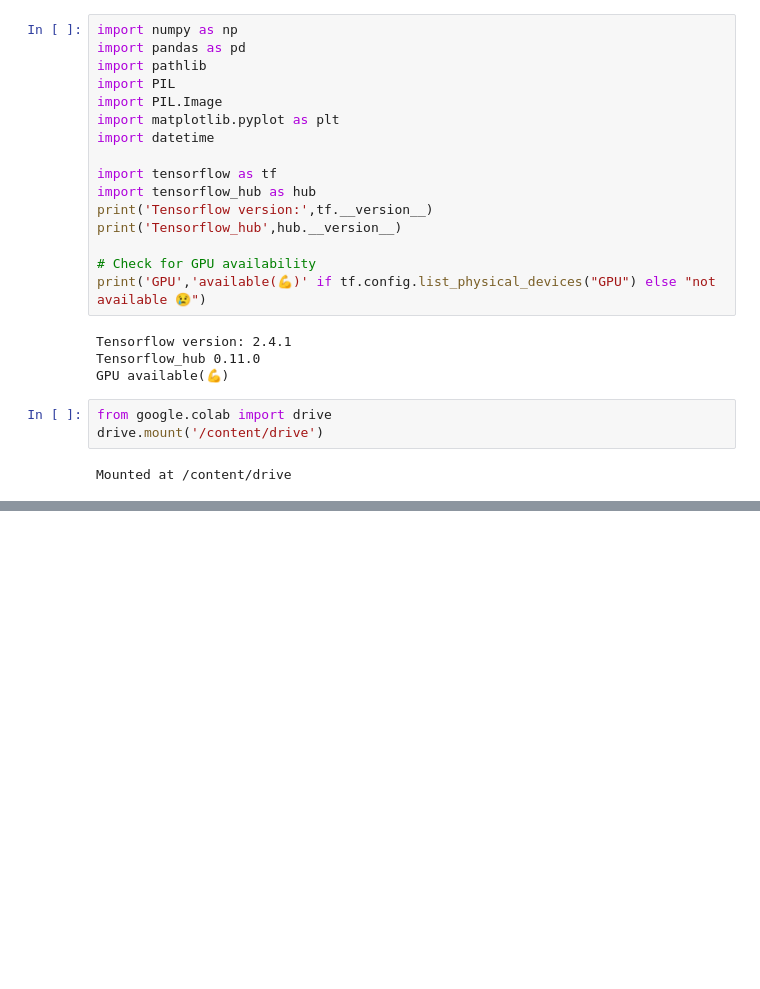
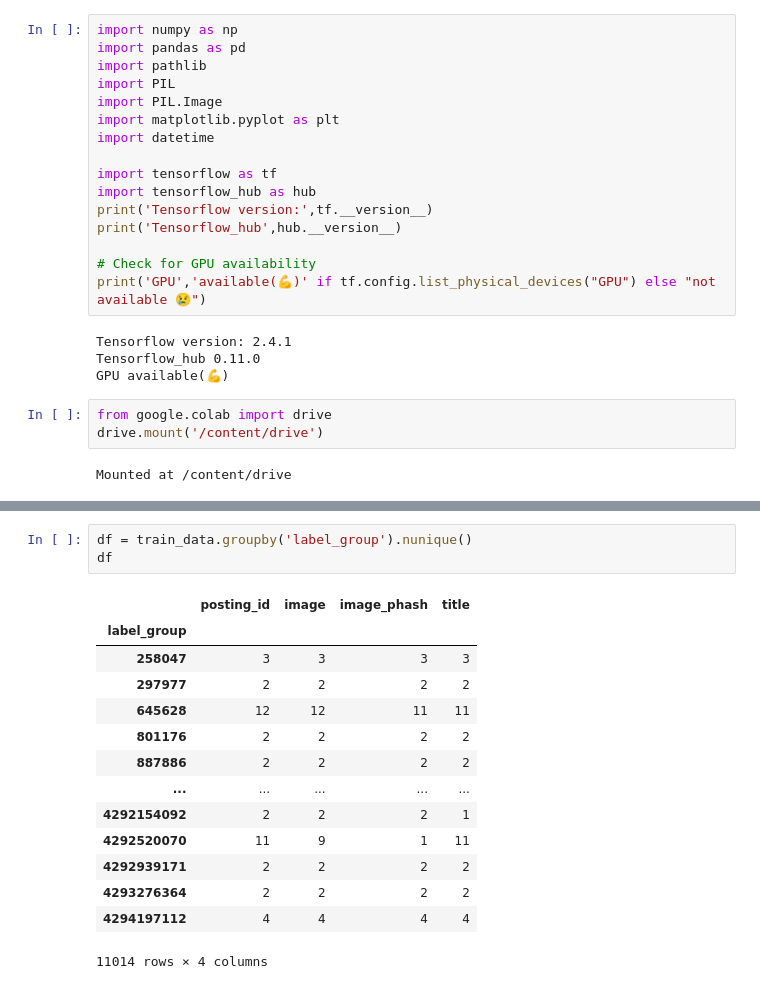
Before and after one commit to tangani/Shopee-Price-Match-Guarantee, a Jupyter notebook: Shopee_Price_Match_Guarantee.ipynb, the cells around one changed output, grey strips where cells are left out. Drawn from its saved outputs; the diff is of its cells as text; blank space fills up the shorter version.

```diff
--- a/Shopee_Price_Match_Guarantee.ipynb
+++ b/Shopee_Price_Match_Guarantee.ipynb
@@ -39,0 +94,18 @@ train_csv.head()
+# %%
+df = train_data.groupby('label_group').nunique()
+df
+# %% [output]
+|  | posting_id | image | image_phash | title |
+| label_group |  |  |  |  |
+| 258047 | 3 | 3 | 3 | 3 |
+| 297977 | 2 | 2 | 2 | 2 |
+| 645628 | 12 | 12 | 11 | 11 |
+| 801176 | 2 | 2 | 2 | 2 |
+| 887886 | 2 | 2 | 2 | 2 |
+| ... | ... | ... | ... | ... |
+| 4292154092 | 2 | 2 | 2 | 1 |
+| 4292520070 | 11 | 9 | 1 | 11 |
+| 4292939171 | 2 | 2 | 2 | 2 |
+| 4293276364 | 2 | 2 | 2 | 2 |
+| 4294197112 | 4 | 4 | 4 | 4 |
+11014 rows × 4 columns
```
Also changed, not shown: parts of 8 cells of this notebook.
